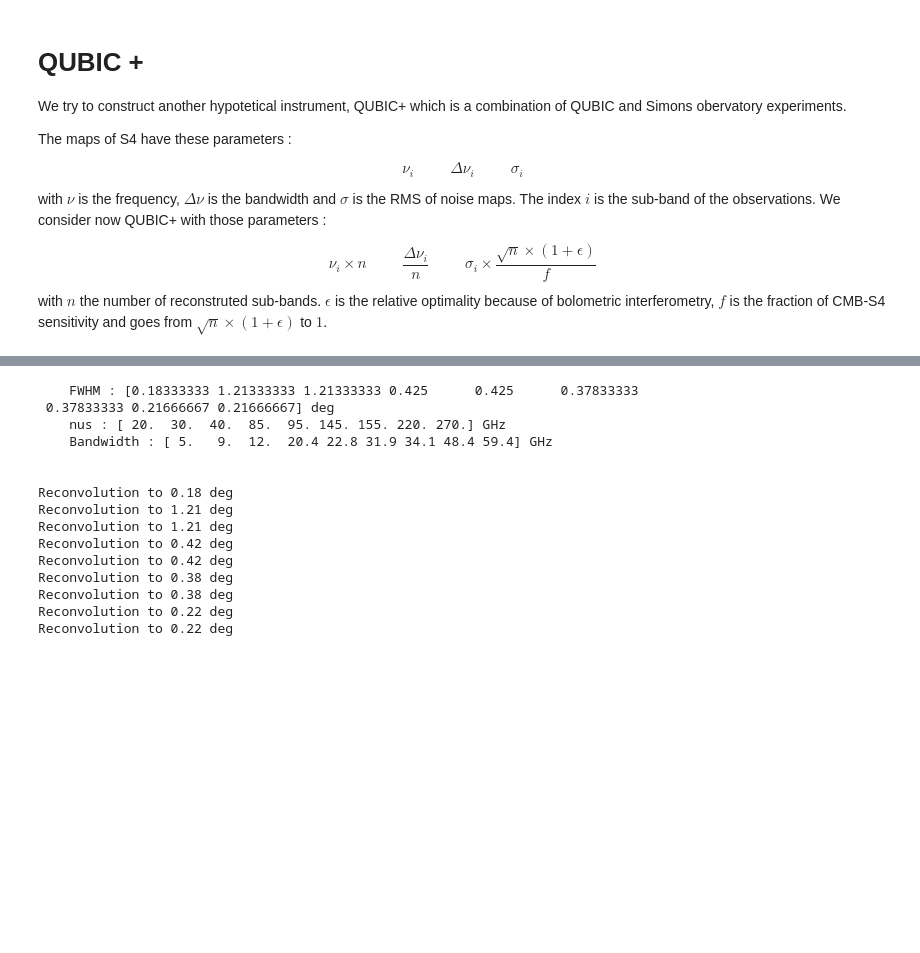
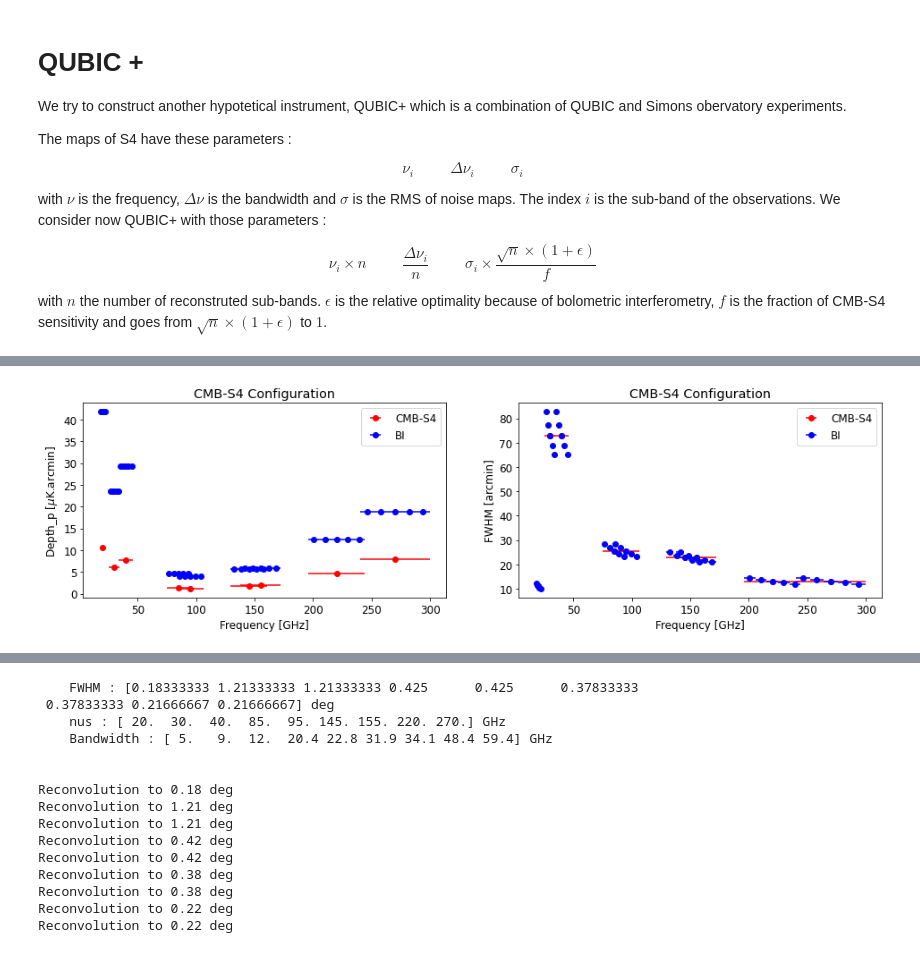
Before and after one commit to qubicsoft/qubic, a Jupyter notebook: qubic/scripts/ComponentSeparation/InternshipRegnier/QUBICplus/QUBICplus-map-maker.ipynb, the cells around one changed output, grey strips where cells are left out. Cells and saved outputs as stored; diff of their text form; code cells hidden in the pictures; blank space fills up the shorter version.

```diff
--- a/qubic/scripts/ComponentSeparation/InternshipRegnier/QUBICplus/QUBICplus-map-maker.ipynb
+++ b/qubic/scripts/ComponentSeparation/InternshipRegnier/QUBICplus/QUBICplus-map-maker.ipynb
@@ -53,0 +66,29 @@ pkl_file.close()
+# %%
+# Loading of dictionary from BI-CMBS4.ipynb
+
+pkl_file = open('S4_dict.pkl', 'rb')
+S4_dict = pickle.load(pkl_file)
+pkl_file.close()
+
+pkl_file = open('BI_dict.pkl', 'rb')
+BI_dict = pickle.load(pkl_file)
+pkl_file.close()
+
+plt.figure()
+plt.subplot(1,2,1)
+plt.errorbar(S4_dict['frequency'], S4_dict['depth_p'], xerr=S4_dict['bandwidth']/2, fmt='ro', label='CMB-S4')
+plt.errorbar(BI_dict['frequency'], BI_dict['depth_p'], xerr=BI_dict['bandwidth']/2, fmt='bo', label='BI')
+plt.xlabel('Frequency [GHz]')
+plt.ylabel(r'Depth_p [$\mu$K.arcmin]')
+plt.title('CMB-S4 Configuration')
+plt.legend()
+plt.subplot(1,2,2)
+plt.errorbar(S4_dict['frequency'], S4_dict['fwhm'], xerr=S4_dict['bandwidth']/2, fmt='ro', label='CMB-S4')
+plt.errorbar(BI_dict['frequency'], BI_dict['fwhm'], xerr=BI_dict['bandwidth']/2, fmt='bo', label='BI')
+plt.xlabel('Frequency [GHz]')
+plt.ylabel('FWHM [arcmin]')
+plt.title('CMB-S4 Configuration')
+plt.legend()
+plt.show()
+# %% [output]
+[figure, added]
```
Also changed, not shown: parts of 13 cells of this notebook, 11 other files.
